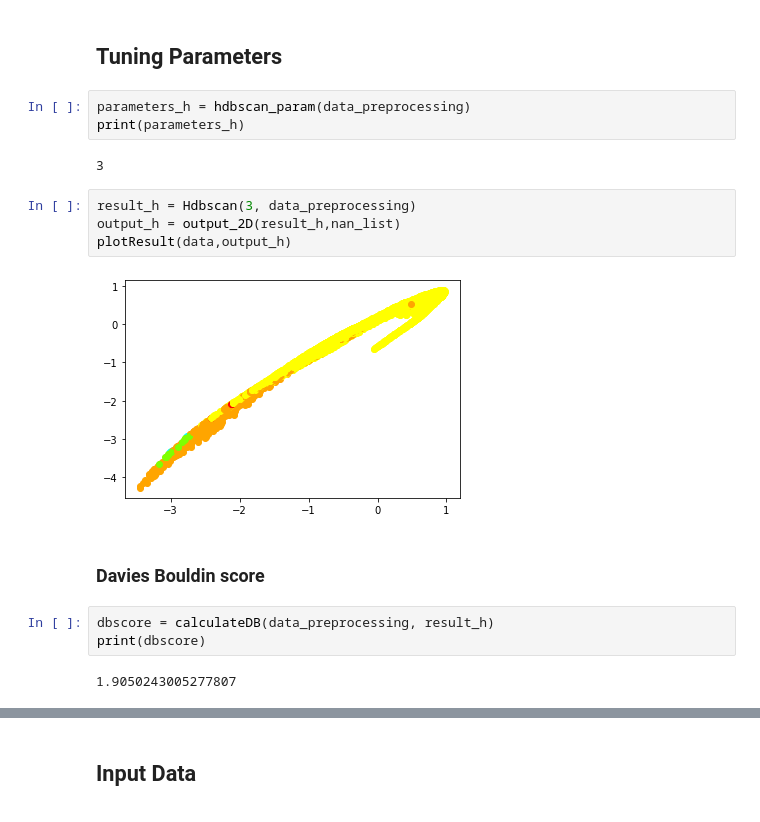
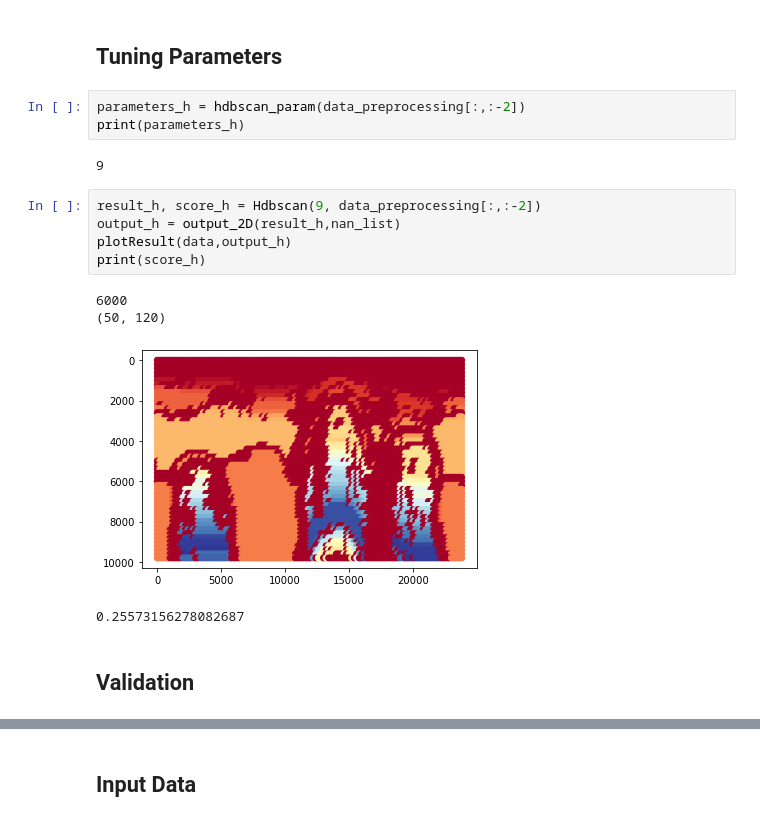
Before and after one commit to acse-yc220/finalProject, a Jupyter notebook: project.ipynb, the cells around one changed output, grey strips where cells are left out. Saved outputs shown, nothing was run; the diff lists cells and outputs as text.

```diff
--- a/project.ipynb
+++ b/project.ipynb
@@ -128,20 +134,19 @@ plotResult(data,output_h)
 # %% [markdown]
 ## Tuning Parameters
 # %%
-parameters_h = hdbscan_param(data_preprocessing)
+parameters_h = hdbscan_param(data_preprocessing[:,:-2])
 print(parameters_h)
 # %% [output]
-3
+9
 # %%
-result_h = Hdbscan(3, data_preprocessing)
+result_h, score_h = Hdbscan(9, data_preprocessing[:,:-2])
 output_h = output_2D(result_h,nan_list)
 plotResult(data,output_h)
+print(score_h)
 # %% [output]
+6000
+(50, 120)
-[figure, old version]
+[figure, new version]
+0.25573156278082687
-# %% [markdown]
-### Davies Bouldin score
-# %%
-dbscore = calculateDB(data_preprocessing, result_h)
-print(dbscore)
-# %% [output]
-1.9050243005277807
+# %% [markdown]
+## Validation
```
Also changed, not shown: parts of 29 cells of this notebook, 1 other file.
